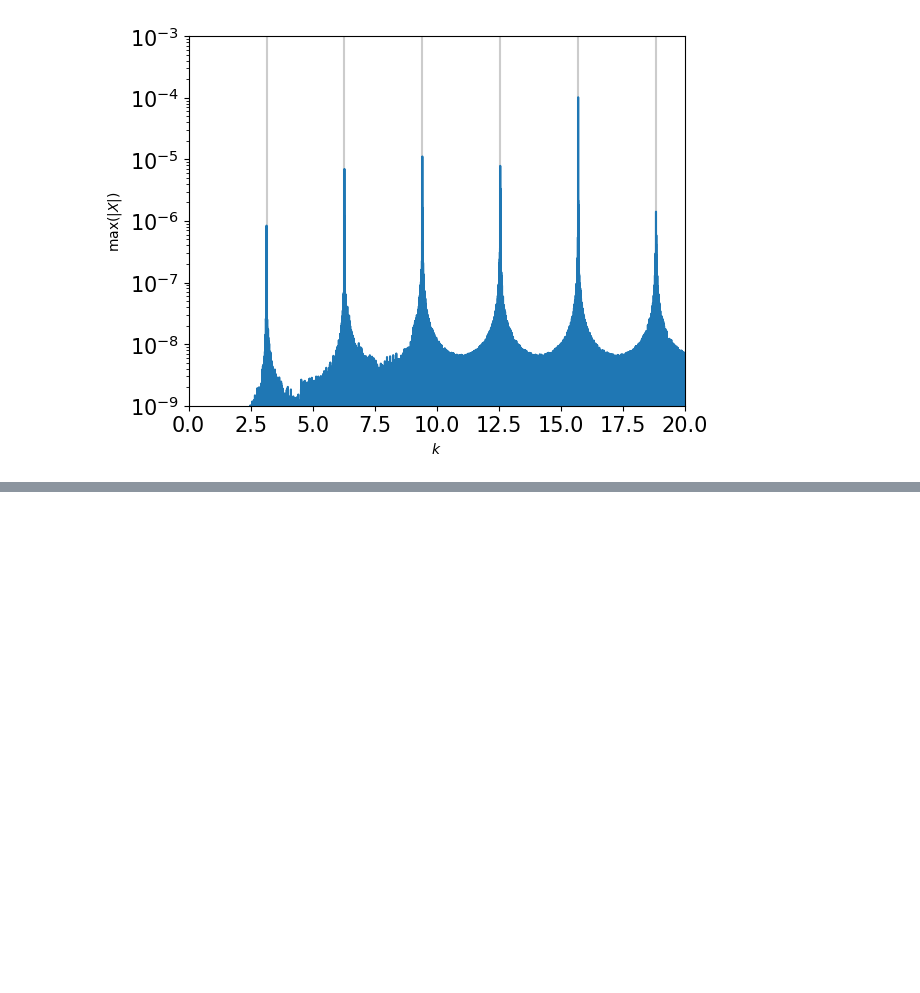
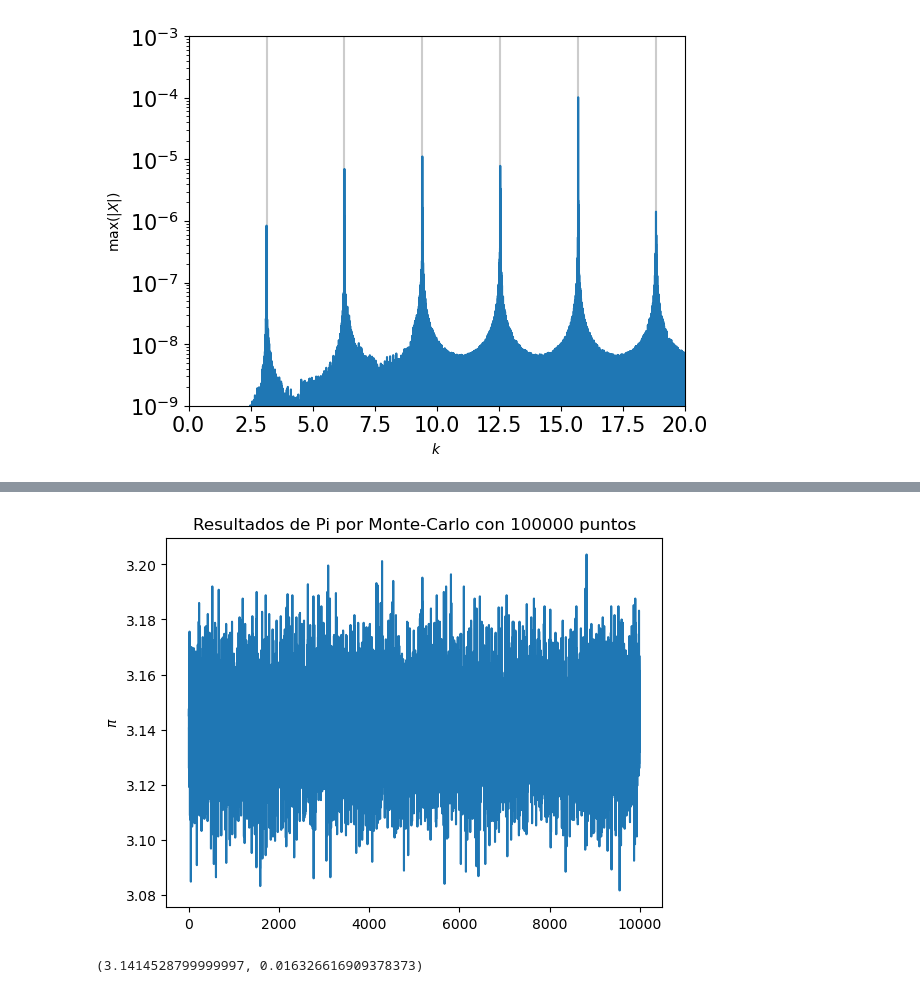
Before and after one commit to drojaspater/ComputationalTools, a Jupyter notebook: ClassNotes.ipynb, the cells around one changed output, grey strips where cells are left out. Saved outputs shown, nothing was run; the diff lists cells and outputs as text; code cells hidden in the pictures; blank space fills up the shorter version.

```diff
--- a/ClassNotes.ipynb
+++ b/ClassNotes.ipynb
@@ -1141,0 +1162,29 @@ Pi=3.13368
+# %%
+import numpy as np
+import matplotlib.pyplot as plt
+import pandas as pd
+
+#Función para generar l número pi
+def Pi_mon(N):
+    X = np.random.rand(N)
+    Y = np.random.rand(N)
+    return 4*sum(X**2+Y**2<=1)/N
+# %%
+#Ralizo el experimento 1000 veces para obtener como dan los resultados
+Data_Pi=[]
+for n in range(10000):
+    Data_Pi.append(Pi_mon(10000))
+# %%
+plt.plot(Data_Pi)
+plt.ylabel(r'$\pi$')
+plt.title(r'Resultados de Pi por Monte-Carlo con 100000 puntos')
+plt.show()
+# %% [output]
+[figure, added]
+# %%
+#Calculamos valores estadisticos
+pro_pi = np.mean(Data_Pi) #Promedio de los datos
+std_pi = np.std(Data_Pi) #Desviación estandar
+pro_pi,std_pi
+# %% [output]
+(3.1414528799999997, 0.016326616909378373)
```
Also changed, not shown: parts of 22 cells of this notebook, 4 other files.
